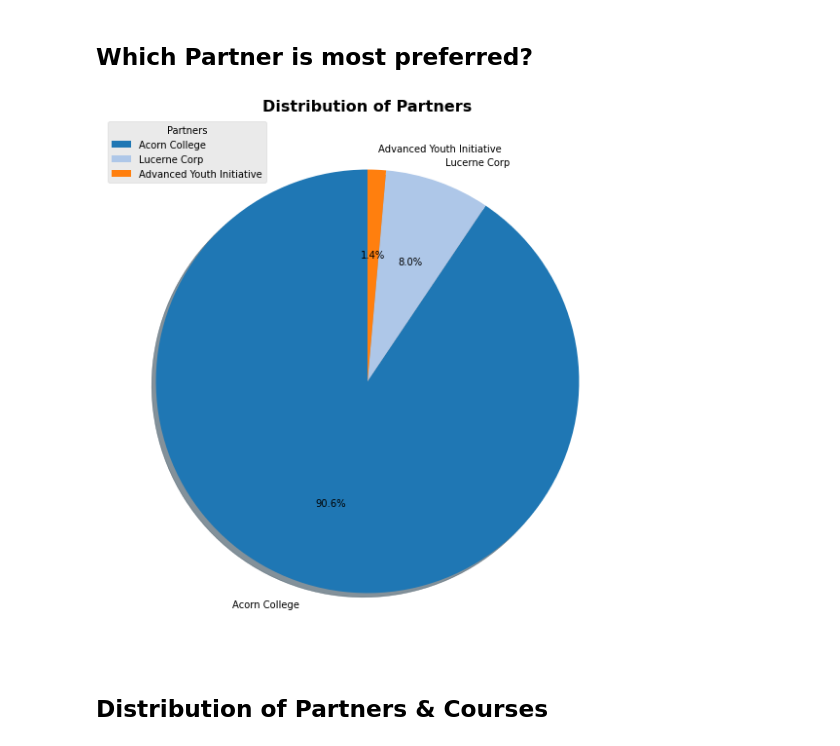
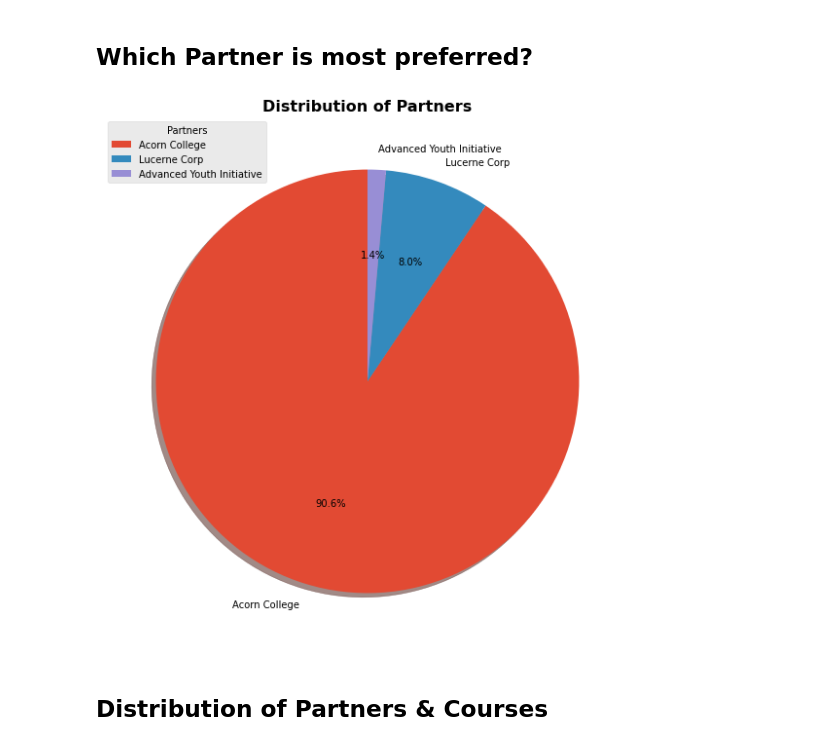
Before and after one commit to iamharkirat/EDA, a Jupyter notebook: learning_enterprise.ipynb, the cells around one changed output. Cells and saved outputs as stored; diff of their text form; code cells hidden in the pictures.

```diff
--- a/learning_enterprise.ipynb
+++ b/learning_enterprise.ipynb
@@ -260,22 +267,22 @@ plt.show()
 # %%
 value_counts = df['Partner'].value_counts().sort_values(ascending=False)
 
 # Create pie chart
 fig, ax = plt.subplots(figsize=(10, 10))
-ax.pie(value_counts.values, labels=value_counts.index, autopct='\n{:.1f}%\n'.format, startangle=90, shadow=True, colors=colors)
+ax.pie(value_counts.values, labels=value_counts.index, autopct='\n{:.1f}%\n'.format, startangle=90, shadow=True)
 
 # Add title and legend
 ax.set_title('Distribution of Partners', fontsize=16, fontweight='bold')
 ax.legend(title='Partners', loc='best')
 
 # Set font size and weight of labels
 for label in ax.get_xticklabels() + ax.get_yticklabels():
     label.set_fontsize(30)
     label.set_fontweight('bold')
 
 plt.show()
 # %% [output]
-[figure, old version]
+[figure, new version]
 # %% [markdown]
 ## Distribution of Partners & Courses
 # %%
```
Also changed, not shown: parts of 9 cells of this notebook.
